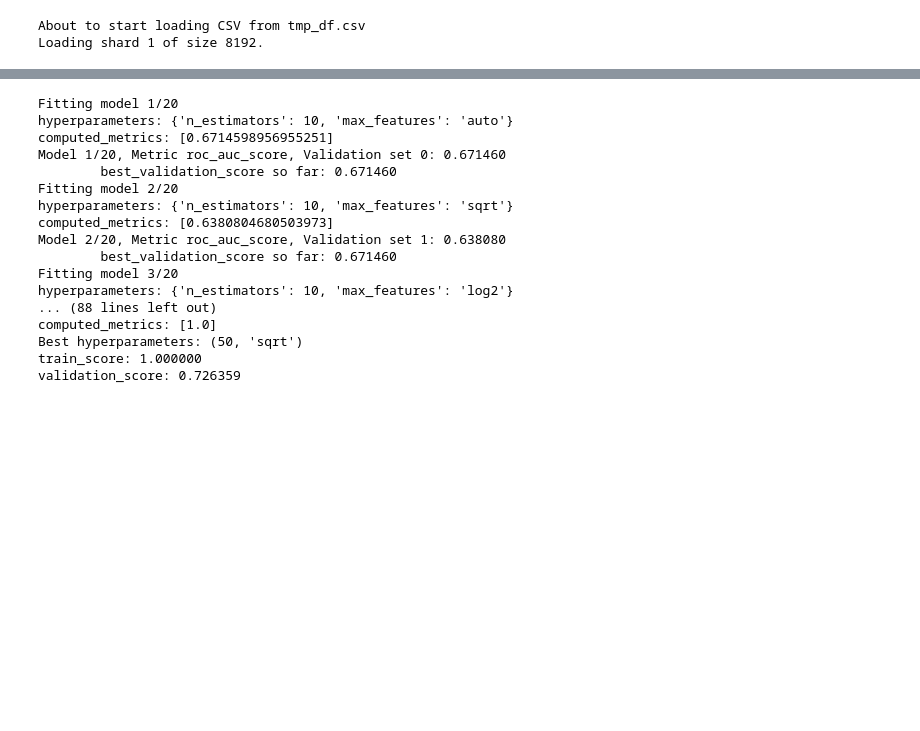
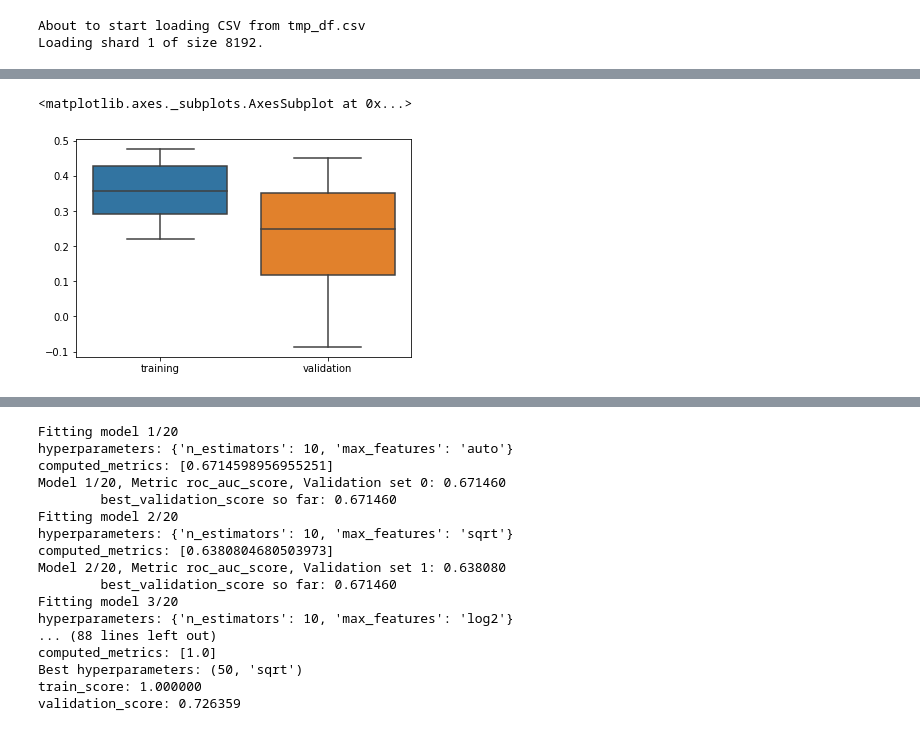
Before and after one commit to AlfonsoTGarcia-Sosa/ML, a Jupyter notebook: balanced_GraphConv18May.ipynb, the cells around one changed output, grey strips where cells are left out. Cells and saved outputs as stored; diff of their text form; code cells hidden in the pictures; blank space fills up the shorter version.

```diff
--- a/balanced_GraphConv18May.ipynb
+++ b/balanced_GraphConv18May.ipynb
@@ -399,3 +395,10 @@ tmp_dataset = loader.featurize(tmp_dataset_file)
 # %% [output]
 About to start loading CSV from tmp_df.csv
 Loading shard 1 of size 8192.
+# %%
+def generate_graph_conv_model():
+ batch_size = 128
+ model = GraphConvModel(1, batch_size=batch_size,
+ mode='classification',
+ model_dir="MyGraphConv/model_dir")
+ return model
@@ -401,0 +412,2 @@ Loading shard 1 of size 8192.
+# %%
+splitter = dc.splits.RandomSplitter()
@@ -401,0 +416,25 @@ Loading shard 1 of size 8192.
+# %%
+metrics = [
+dc.metrics.Metric(dc.metrics.matthews_corrcoef, np.mean,
+mode="classification")]
+# %%
+training_score_list = []
+validation_score_list = []
+transformers = []
+cv_folds = 10
+for i in range(0, cv_folds):
+  model = generate_graph_conv_model()
+  res = splitter.train_valid_test_split(dataset)
+  train_dataset, valid_dataset, test_dataset = res
+  model.fit(train_dataset)
+  train_scores = model.evaluate(train_dataset, metrics,
+  transformers)
+  training_score_list.append(
+  train_scores["mean-matthews_corrcoef"])
+  validation_scores = model.evaluate(valid_dataset,
+  metrics,
+  transformers)
+  validation_score_list.append(
+  validation_scores["mean-matthews_corrcoef"])
+  print(training_score_list)
+  print(validation_score_list)
@@ -401,0 +459,7 @@ Loading shard 1 of size 8192.
+# %%
+sns.boxplot(
+["training"] * cv_folds + ["validation"] * cv_folds,
+training_score_list + validation_score_list)
+# %% [output]
+<matplotlib.axes._subplots.AxesSubplot at 0x...>
+[figure, added]
```
Also changed, not shown: parts of 36 cells of this notebook.
